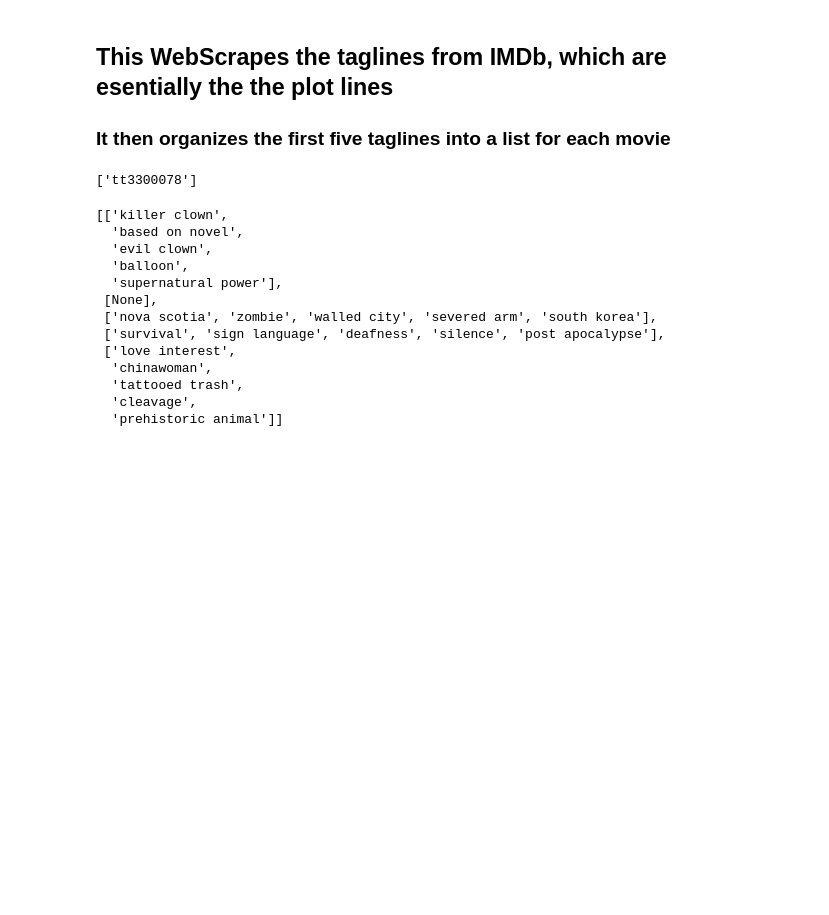
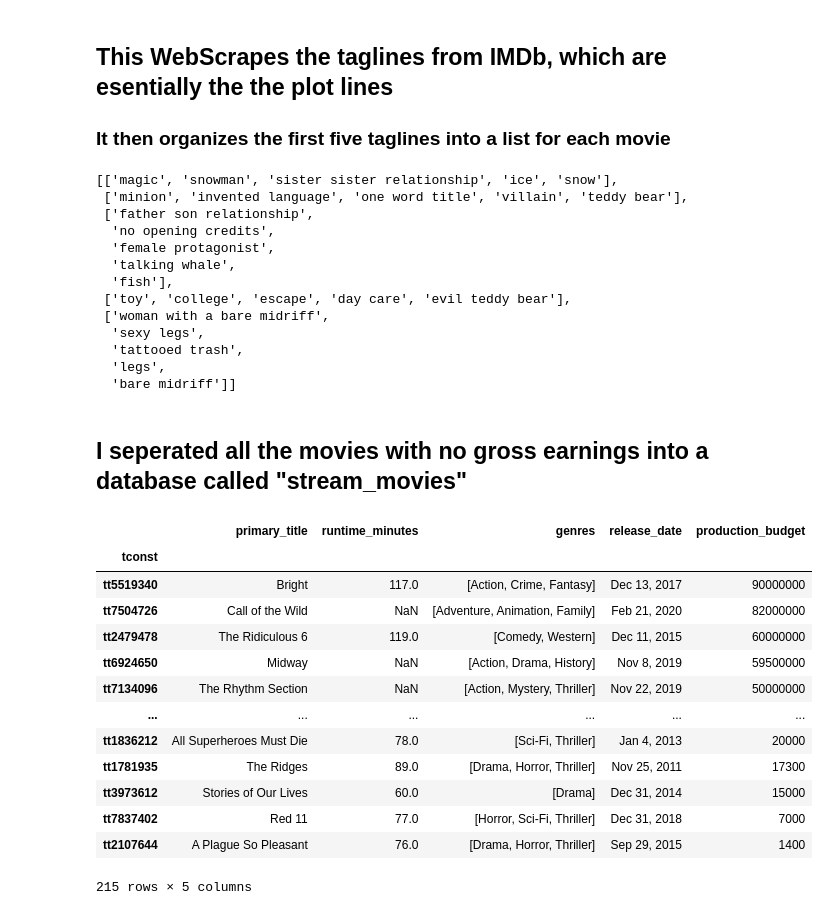
Before and after one commit to kjkahalley/optimal-film-analysis, a Jupyter notebook: The_Numbers_data.ipynb, the cells around one changed output. Cells and saved outputs as stored; diff of their text form; code cells hidden in the pictures; blank space fills up the shorter version.

Commit message:
I made a new database called stream_movies that were all the movies released directly to streaming services

```diff
--- a/The_Numbers_data.ipynb
+++ b/The_Numbers_data.ipynb
@@ -242,19 +242,40 @@ def get_tags(data):
 
     return list_of_tags
 # %%
-get_tags(horror_movies.head())
+get_tags(comedy_movies.head())
 # %% [output]
-['tt3300078']
+[['magic', 'snowman', 'sister sister relationship', 'ice', 'snow'],
+ ['minion', 'invented language', 'one word title', 'villain', 'teddy bear'],
+ ['father son relationship',
+  'no opening credits',
+  'female protagonist',
+  'talking whale',
+  'fish'],
+ ['toy', 'college', 'escape', 'day care', 'evil teddy bear'],
+ ['woman with a bare midriff',
+  'sexy legs',
+  'tattooed trash',
+  'legs',
+  'bare midriff']]
-[['killer clown',
-  'based on novel',
-  'evil clown',
-  'balloon',
-  'supernatural power'],
- [None],
- ['nova scotia', 'zombie', 'walled city', 'severed arm', 'south korea'],
- ['survival', 'sign language', 'deafness', 'silence', 'post apocalypse'],
- ['love interest',
-  'chinawoman',
-  'tattooed trash',
-  'cleavage',
-  'prehistoric animal']]
+# %% [markdown]
+## I seperated all the movies with no gross earnings into a database called "stream_movies"
+# %%
+stream_movies = gandp_df.loc[gandp_df['total_gross']== 0]
+stream_movies = stream_movies.sort_values(by='production_budget', ascending=False)
+stream_movies = stream_movies.drop(['domestic_gross','worldwide_gross','total_gross','total_profit'], axis='columns')
+stream_movies
+# %% [output]
+|  | primary_title | runtime_minutes | genres | release_date | production_budget |
+| tconst |  |  |  |  |  |
+| tt5519340 | Bright | 117.0 | [Action, Crime, Fantasy] | Dec 13, 2017 | 90000000 |
+| tt7504726 | Call of the Wild | NaN | [Adventure, Animation, Family] | Feb 21, 2020 | 82000000 |
+| tt2479478 | The Ridiculous 6 | 119.0 | [Comedy, Western] | Dec 11, 2015 | 60000000 |
+| tt6924650 | Midway | NaN | [Action, Drama, History] | Nov 8, 2019 | 59500000 |
+| tt7134096 | The Rhythm Section | NaN | [Action, Mystery, Thriller] | Nov 22, 2019 | 50000000 |
+| ... | ... | ... | ... | ... | ... |
+| tt1836212 | All Superheroes Must Die | 78.0 | [Sci-Fi, Thriller] | Jan 4, 2013 | 20000 |
+| tt1781935 | The Ridges | 89.0 | [Drama, Horror, Thriller] | Nov 25, 2011 | 17300 |
+| tt3973612 | Stories of Our Lives | 60.0 | [Drama] | Dec 31, 2014 | 15000 |
+| tt7837402 | Red 11 | 77.0 | [Horror, Sci-Fi, Thriller] | Dec 31, 2018 | 7000 |
+| tt2107644 | A Plague So Pleasant | 76.0 | [Drama, Horror, Thriller] | Sep 29, 2015 | 1400 |
+215 rows × 5 columns
```
Also changed, not shown: parts of 1 cell of this notebook.
